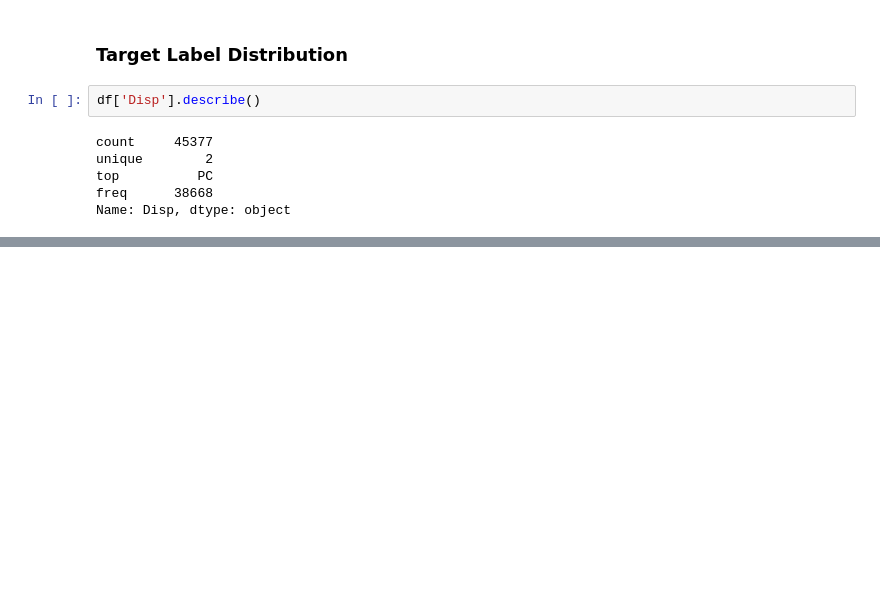
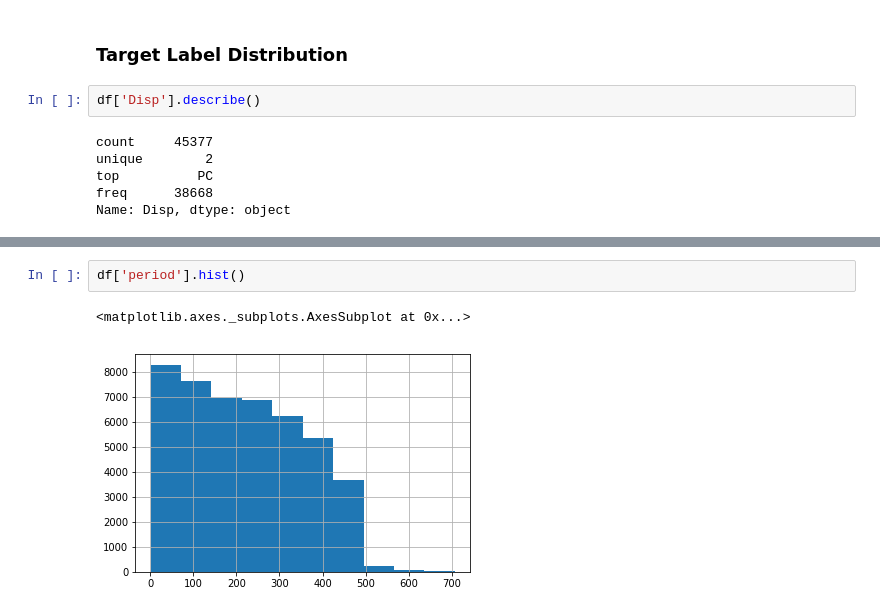
Before and after one commit to yutarochan/DS440, a Jupyter notebook: notebooks/TCES Analysis.ipynb, the cells around one changed output, grey strips where cells are left out. Drawn from its saved outputs; the diff is of its cells as text; blank space fills up the shorter version.

```diff
--- a/notebooks/TCES Analysis.ipynb
+++ b/notebooks/TCES Analysis.ipynb
@@ -33,0 +149,5 @@ KeyboardInterrupt:
+# %%
+df['period'].hist()
+# %% [output]
+<matplotlib.axes._subplots.AxesSubplot at 0x...>
+[figure, added]
```
Also changed, not shown: parts of 26 cells of this notebook, 3 other files.
